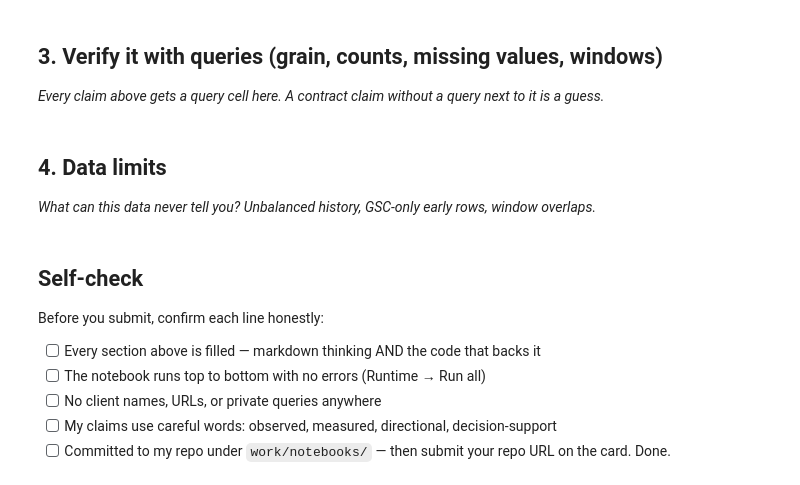
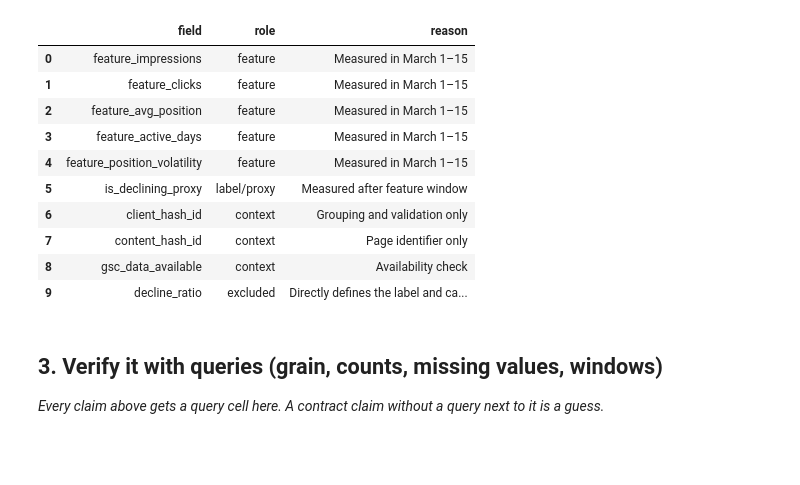
Before and after one commit to Zafar488/flyrank-ml-internship, a Jupyter notebook: work/notebooks/w03_data_contract.ipynb, the cells around one changed output. Cells and saved outputs as stored; diff of their text form; code cells hidden in the pictures; blank space fills up the shorter version.

```diff
--- a/work/notebooks/w03_data_contract.ipynb
+++ b/work/notebooks/w03_data_contract.ipynb
@@ -23,3 +155,41 @@ This skeleton is yours to fill. Work the sections **in order** — each one has
+# %%
+field_roles = pd.DataFrame(
+    [
+        ["feature_impressions", "feature", "Measured in March 1–15"],
+        ["feature_clicks", "feature", "Measured in March 1–15"],
+        ["feature_avg_position", "feature", "Measured in March 1–15"],
+        ["feature_active_days", "feature", "Measured in March 1–15"],
+        [
+            "feature_position_volatility",
+            "feature",
+            "Measured in March 1–15",
+        ],
+        ["is_declining_proxy", "label/proxy", "Measured after feature window"],
+        ["client_hash_id", "context", "Grouping and validation only"],
+        ["content_hash_id", "context", "Page identifier only"],
+        ["gsc_data_available", "context", "Availability check"],
+        [
+            "decline_ratio",
+            "excluded",
+            "Directly defines the label and causes leakage",
+        ],
+    ],
+    columns=["field", "role", "reason"],
+)
+
+field_roles
+# %% [output]
+|  | field | role | reason |
+| 0 | feature_impressions | feature | Measured in March 1–15 |
+| 1 | feature_clicks | feature | Measured in March 1–15 |
+| 2 | feature_avg_position | feature | Measured in March 1–15 |
+| 3 | feature_active_days | feature | Measured in March 1–15 |
+| 4 | feature_position_volatility | feature | Measured in March 1–15 |
+| 5 | is_declining_proxy | label/proxy | Measured after feature window |
+| 6 | client_hash_id | context | Grouping and validation only |
+| 7 | content_hash_id | context | Page identifier only |
+| 8 | gsc_data_available | context | Availability check |
+| 9 | decline_ratio | excluded | Directly defines the label and ca... |
 # %% [markdown]
 ## 3. Verify it with queries (grain, counts, missing values, windows)
 
@@ -30,4 +196,0 @@ This skeleton is yours to fill. Work the sections **in order** — each one has
-# %% [markdown]
-## 4. Data limits
-
-*What can this data never tell you? Unbalanced history, GSC-only early rows, window overlaps.*
@@ -37,10 +196,0 @@ This skeleton is yours to fill. Work the sections **in order** — each one has
-# %% [markdown]
-## Self-check
-
-Before you submit, confirm each line honestly:
-
-- [ ] Every section above is filled — markdown thinking AND the code that backs it
-- [ ] The notebook runs top to bottom with no errors (Runtime → Run all)
-- [ ] No client names, URLs, or private queries anywhere
-- [ ] My claims use careful words: observed, measured, directional, decision-support
-- [ ] Committed to my repo under `work/notebooks/` — then submit your repo URL on the card. Done.
```
Also changed, not shown: parts of 24 cells of this notebook.
